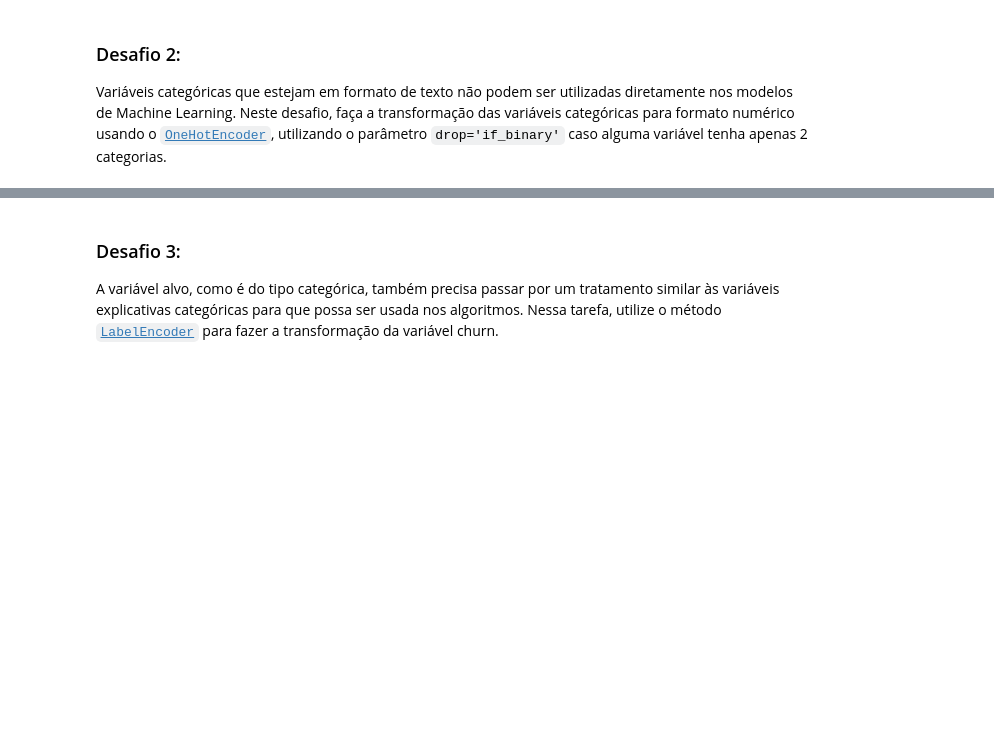
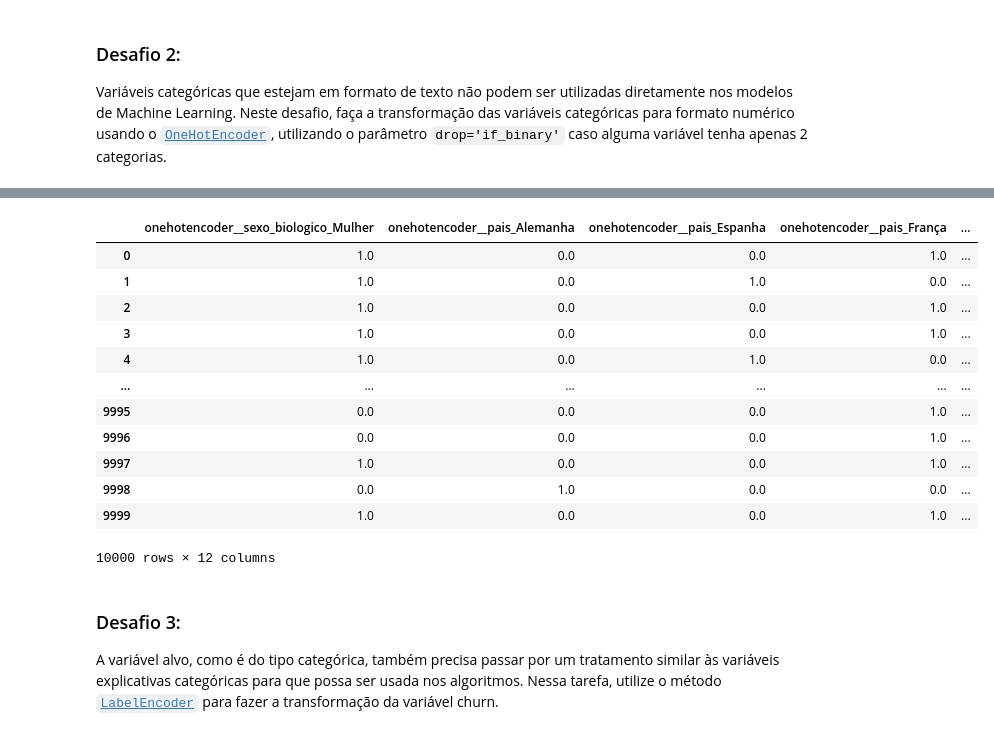
Before and after one commit to alexnascimento1980/Classificacao-de-dados-com-Machine-Learning, a Jupyter notebook: Desafios_+Hora+da+prática.ipynb, the cells around one changed output, grey strips where cells are left out. Saved outputs shown, nothing was run; the diff lists cells and outputs as text; code cells hidden in the pictures; blank space fills up the shorter version.

```diff
--- a/Desafios_+Hora+da+prática.ipynb
+++ b/Desafios_+Hora+da+prática.ipynb
@@ -87,6 +87,9 @@ px.box(dados, x = 'salario_estimado', color = 'churn')
 ### Desafio 1:
 
 Para utilizar os dados nos algoritmos de Machine Learning, precisamos informar quais são as variáveis explicativas e qual é a variável alvo. Neste desafio, faça a separação da base de dados de churn entre as variáveis explicativas, armazenando em uma variável x e a variável alvo em y.
+# %%
+x = dados.drop('churn', axis = 1)
+y = dados['churn']
 # %% [markdown]
 ### Desafio 2:
 
@@ -93,0 +100,11 @@ Variáveis categóricas que estejam em formato de texto não podem ser utilizada
+# %%
+one_hot = make_column_transformer((
+    OneHotEncoder(drop = 'if_binary'),
+    ['sexo_biologico','pais', 'tem_cartao_credito', 'membro_ativo']
+),
+    remainder = 'passthrough',
+    sparse_threshold=0)
+# %%
+colunas = x.columns
+# %%
+x = one_hot.fit_transform(x)
@@ -94,3 +122,19 @@ Variáveis categóricas que estejam em formato de texto não podem ser utilizada
+# %%
+pd.DataFrame(x, columns = one_hot.get_feature_names_out(colunas))
+# %% [output]
+|  | onehotencoder__sexo_biologico_Mulher | onehotencoder__pais_Alemanha | onehotencoder__pais_Espanha | onehotencoder__pais_França | ... |
+| 0 | 1.0 | 0.0 | 0.0 | 1.0 | ... |
+| 1 | 1.0 | 0.0 | 1.0 | 0.0 | ... |
+| 2 | 1.0 | 0.0 | 0.0 | 1.0 | ... |
+| 3 | 1.0 | 0.0 | 0.0 | 1.0 | ... |
+| 4 | 1.0 | 0.0 | 1.0 | 0.0 | ... |
+| ... | ... | ... | ... | ... | ... |
+| 9995 | 0.0 | 0.0 | 0.0 | 1.0 | ... |
+| 9996 | 0.0 | 0.0 | 0.0 | 1.0 | ... |
+| 9997 | 1.0 | 0.0 | 0.0 | 1.0 | ... |
+| 9998 | 0.0 | 1.0 | 0.0 | 0.0 | ... |
+| 9999 | 1.0 | 0.0 | 0.0 | 1.0 | ... |
+10000 rows × 12 columns
 # %% [markdown]
 ### Desafio 3:
 
```
Also changed, not shown: parts of 5 cells of this notebook, 2 other files.
